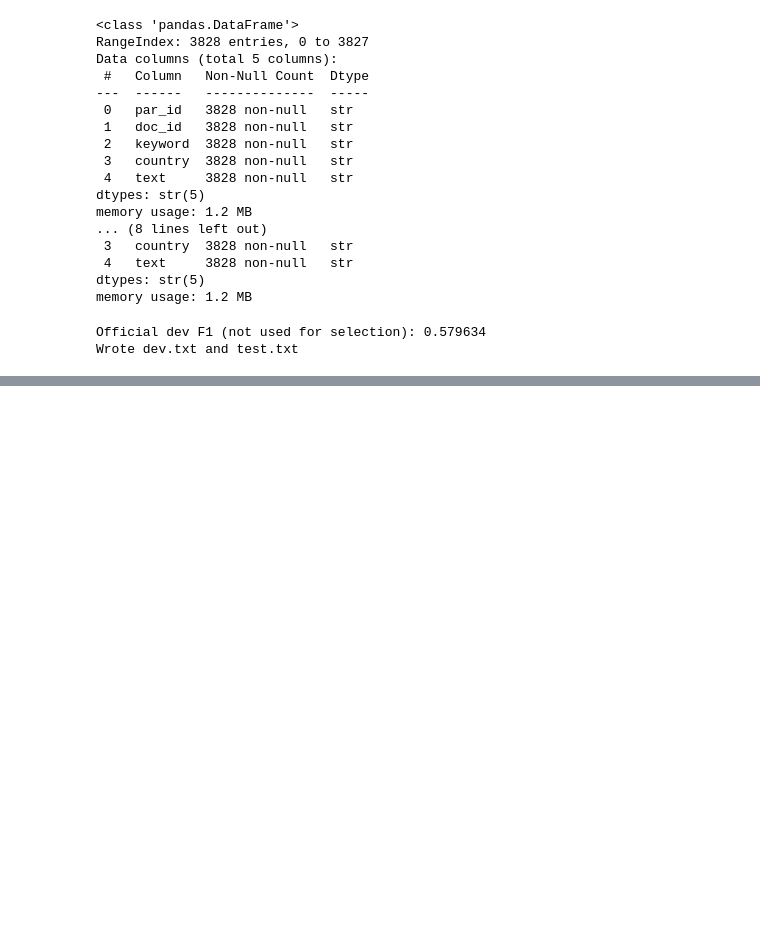
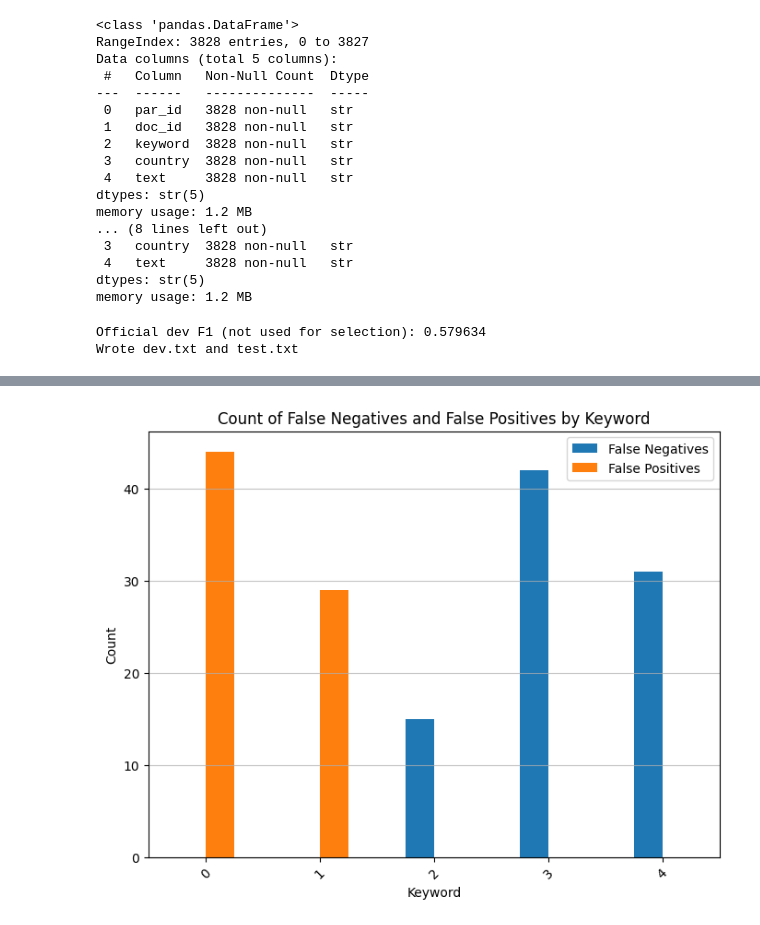
Before and after one commit to leonkuessner/pcl_nlp_lk922, a Jupyter notebook: PCL_Mod copy.ipynb, the cells around one changed output, grey strips where cells are left out. Drawn from its saved outputs; the diff is of its cells as text; code cells hidden in the pictures; blank space fills up the shorter version.

```diff
--- a/PCL_Mod copy.ipynb
+++ b/PCL_Mod copy.ipynb
@@ -882,0 +947,11 @@ F1        (pos=1): 0.5796
+# %%
+eadf.pivot_table(columns="error_type", index="orig_label", values="text_len", aggfunc="count").plot(kind="bar", figsize=(8, 6))
+plt.title("Count of False Negatives and False Positives by Keyword")
+plt.xlabel("Keyword")
+plt.ylabel("Count")
+plt.xticks(rotation=45)
+plt.legend(["False Negatives", "False Positives"])
+plt.grid(axis="y", alpha=0.75)
+plt.show()
+# %% [output]
+[figure, added]
```
Also changed, not shown: parts of 12 cells of this notebook, 1 other file.
